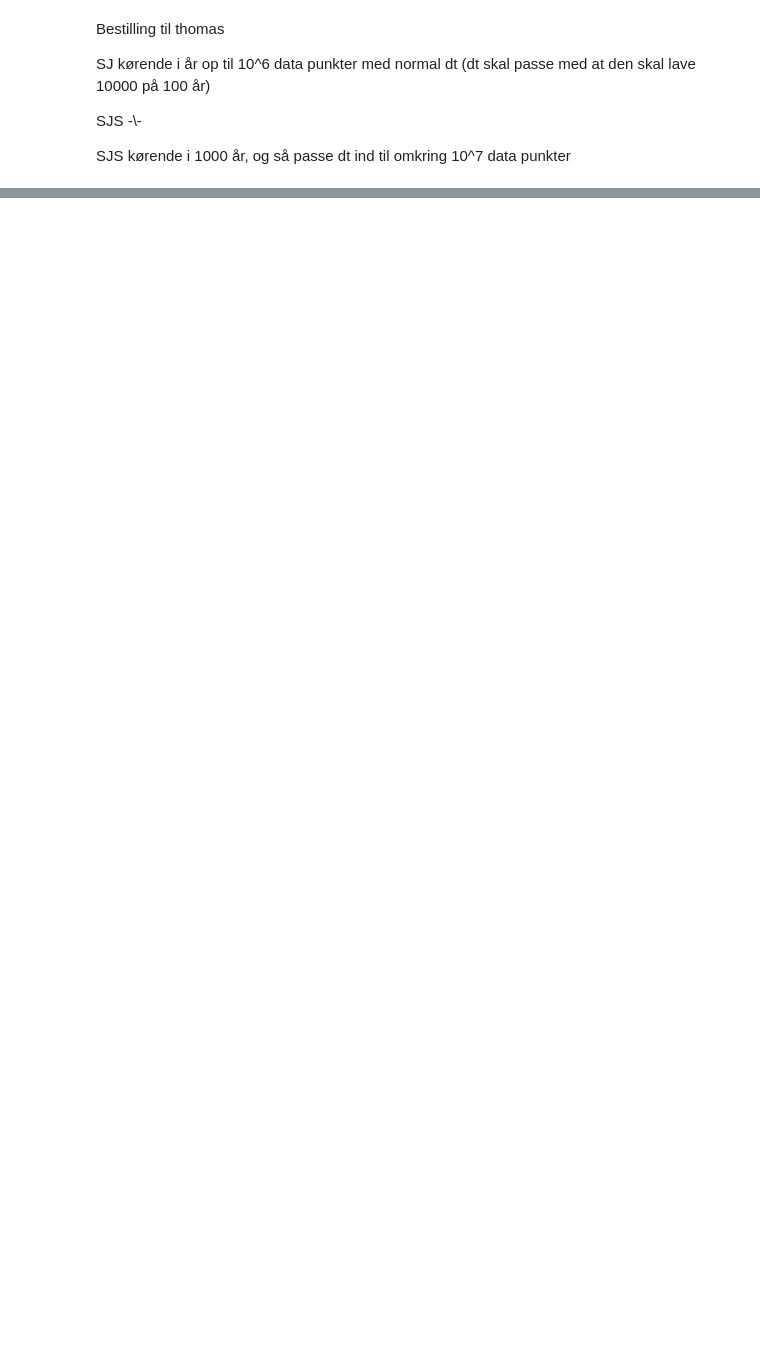
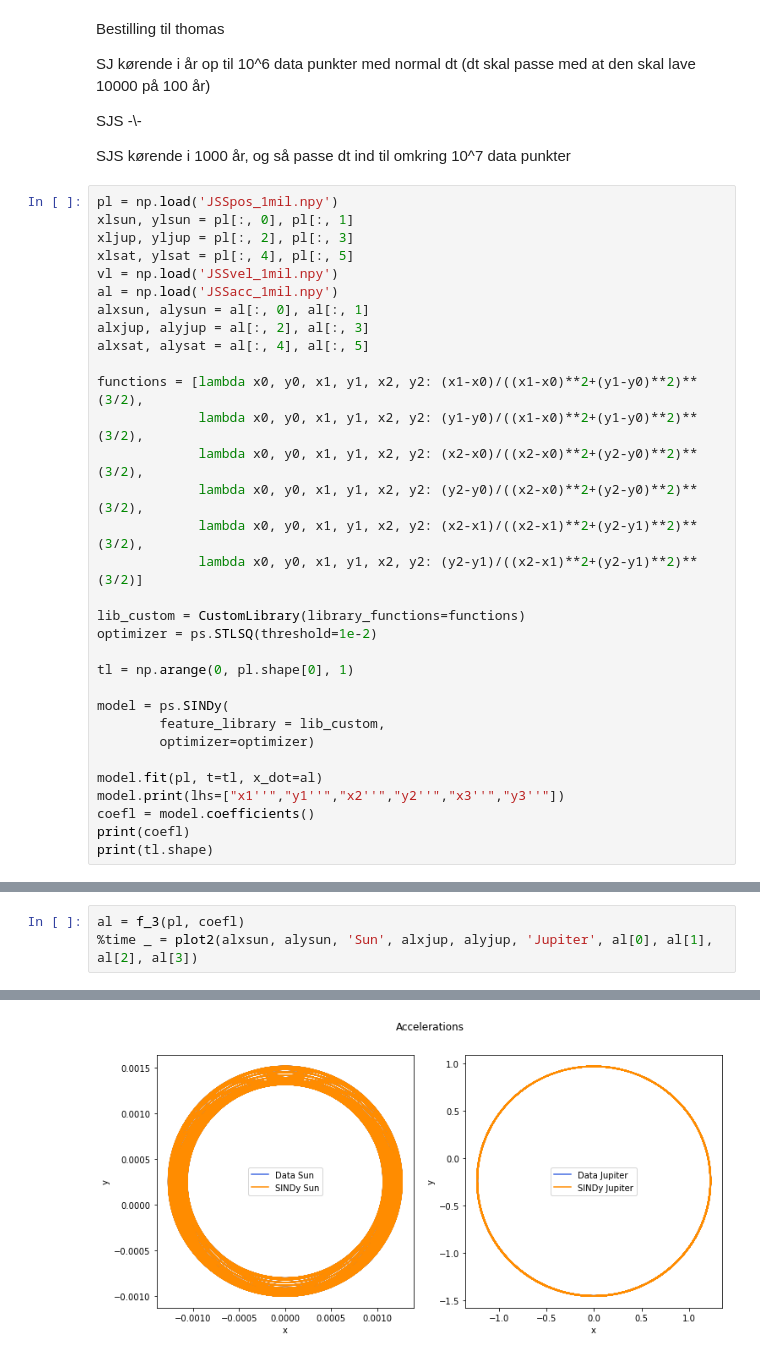
Before and after one commit to tobiashalling/SolarSINDy, a Jupyter notebook: 3_body/3_body.ipynb, the cells around one changed output, grey strips where cells are left out. Drawn from its saved outputs; the diff is of its cells as text; blank space fills up the shorter version.

```diff
--- a/3_body/3_body.ipynb
+++ b/3_body/3_body.ipynb
@@ -427,3 +390,35 @@ SJ kørende i år op til 10^6 data punkter med normal dt (dt skal passe med at d
 SJS -\\-
 
 SJS kørende i 1000 år, og så passe dt ind til omkring 10^7 data punkter
+# %%
+pl = np.load('JSSpos_1mil.npy')
+xlsun, ylsun = pl[:, 0], pl[:, 1]
+xljup, yljup = pl[:, 2], pl[:, 3]
+xlsat, ylsat = pl[:, 4], pl[:, 5]
+vl = np.load('JSSvel_1mil.npy')
+al = np.load('JSSacc_1mil.npy')
+alxsun, alysun = al[:, 0], al[:, 1]
+alxjup, alyjup = al[:, 2], al[:, 3]
+alxsat, alysat = al[:, 4], al[:, 5]
+
+functions = [lambda x0, y0, x1, y1, x2, y2: (x1-x0)/((x1-x0)**2+(y1-y0)**2)**(3/2),
+             lambda x0, y0, x1, y1, x2, y2: (y1-y0)/((x1-x0)**2+(y1-y0)**2)**(3/2),
+             lambda x0, y0, x1, y1, x2, y2: (x2-x0)/((x2-x0)**2+(y2-y0)**2)**(3/2),
+             lambda x0, y0, x1, y1, x2, y2: (y2-y0)/((x2-x0)**2+(y2-y0)**2)**(3/2),
+             lambda x0, y0, x1, y1, x2, y2: (x2-x1)/((x2-x1)**2+(y2-y1)**2)**(3/2),
+             lambda x0, y0, x1, y1, x2, y2: (y2-y1)/((x2-x1)**2+(y2-y1)**2)**(3/2)]
+
+lib_custom = CustomLibrary(library_functions=functions)
+optimizer = ps.STLSQ(threshold=1e-2)
+
+tl = np.arange(0, pl.shape[0], 1)
+
+model = ps.SINDy(
+        feature_library = lib_custom,
+        optimizer=optimizer)
+
+model.fit(pl, t=tl, x_dot=al)
+model.print(lhs=["x1''","y1''","x2''","y2''","x3''","y3''"])
+coefl = model.coefficients()
+print(coefl)
+print(tl.shape)
@@ -429,0 +445,4 @@ SJS kørende i 1000 år, og så passe dt ind til omkring 10^7 data punkter
+# %%
+al = f_3(pl, coefl)
+%time _ = plot2(alxsun, alysun, 'Sun', alxjup, alyjup, 'Jupiter', al[0], al[1], al[2], al[3])
+# %% [output]
@@ -429,0 +450 @@ SJS kørende i 1000 år, og så passe dt ind til omkring 10^7 data punkter
+[figure, added]
```
Also changed, not shown: parts of 13 cells of this notebook, 11 other files.
